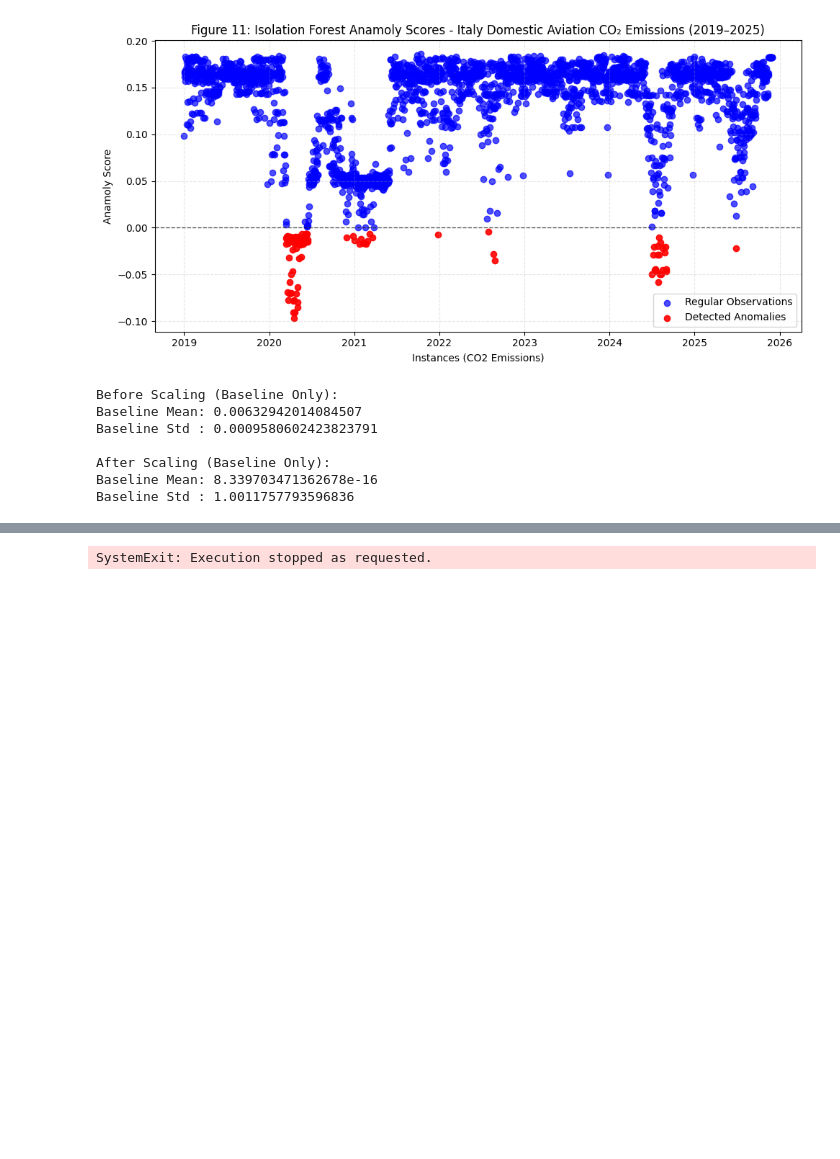
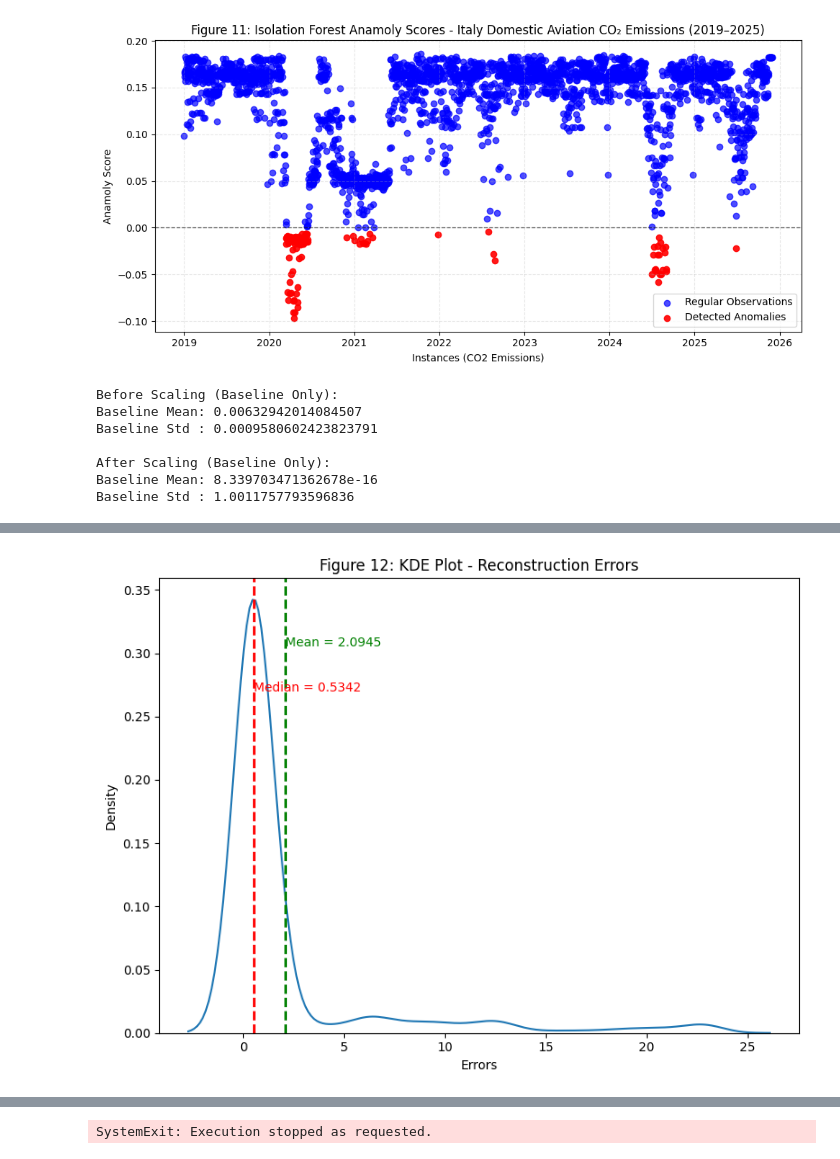
Before and after one commit to thisishasan/data_mining_and_machine_learning, a Jupyter notebook: data_mining_machine_learning.ipynb, the cells around one changed output, grey strips where cells are left out. Saved outputs shown, nothing was run; the diff lists cells and outputs as text; code cells hidden in the pictures; blank space fills up the shorter version.

```diff
--- a/data_mining_machine_learning.ipynb
+++ b/data_mining_machine_learning.ipynb
@@ -1491,0 +1425,44 @@ plot_results(
+# %%
+copy_result_df = results.copy()
+
+mean_reconstruction_error = copy_result_df["reconstruction_error"].mean()
+median_reconstruction_error = copy_result_df["reconstruction_error"].median()
+
+plt.figure(figsize=(8, 6))
+
+sns.kdeplot(copy_result_df["reconstruction_error"])
+
+plt.grid(False)
+
+upper_density_limit = plt.ylim()[1]
+
+plt.axvline(mean_reconstruction_error,
+            color="green",
+            linestyle="--",
+            linewidth=2)
+
+plt.text(mean_reconstruction_error,
+         upper_density_limit * 0.85,
+         f"Mean = {mean_reconstruction_error:.4f}",
+         color="green",
+         ha="left")
+
+plt.axvline(median_reconstruction_error,
+            color="red",
+            linestyle="--",
+            linewidth=2)
+
+plt.text(median_reconstruction_error,
+         upper_density_limit * 0.75,
+         f"Median = {median_reconstruction_error:.4f}",
+         color="red",
+         ha="left")
+
+plt.xlabel("Errors")
+plt.ylabel("Density")
+plt.title("Figure 12: KDE Plot - Reconstruction Errors")
+
+plt.tight_layout()
+plt.show()
+# %% [output]
+[figure, added]
```
Also changed, not shown: parts of 12 cells of this notebook.
